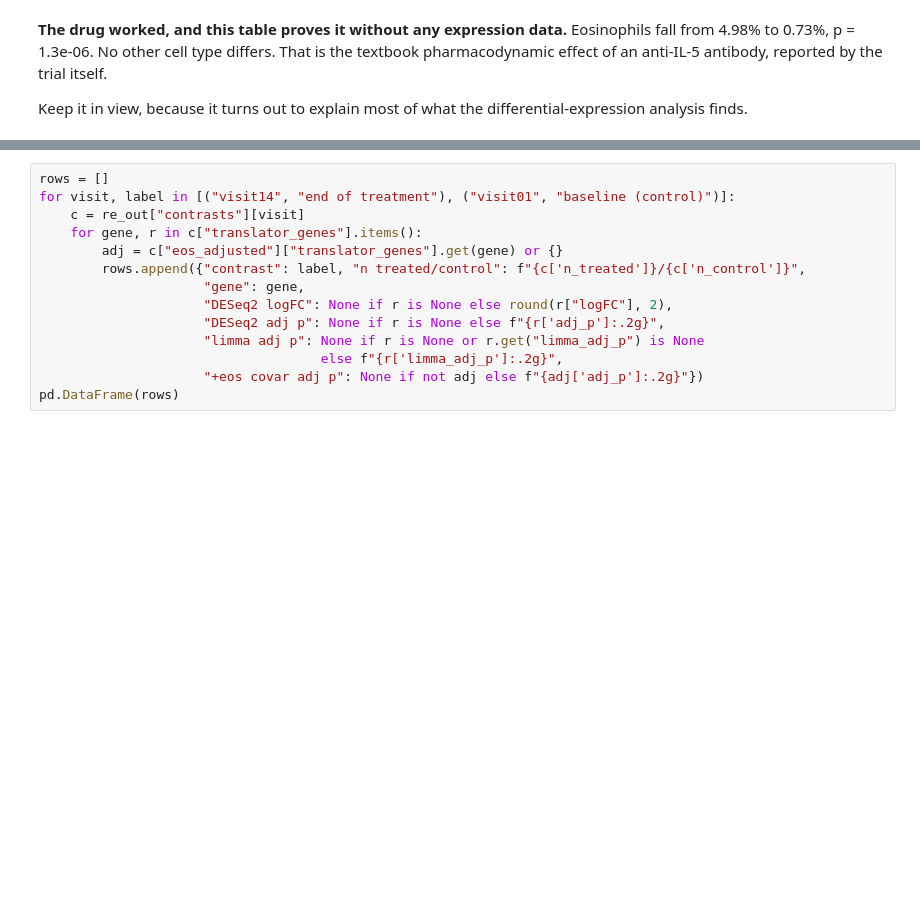
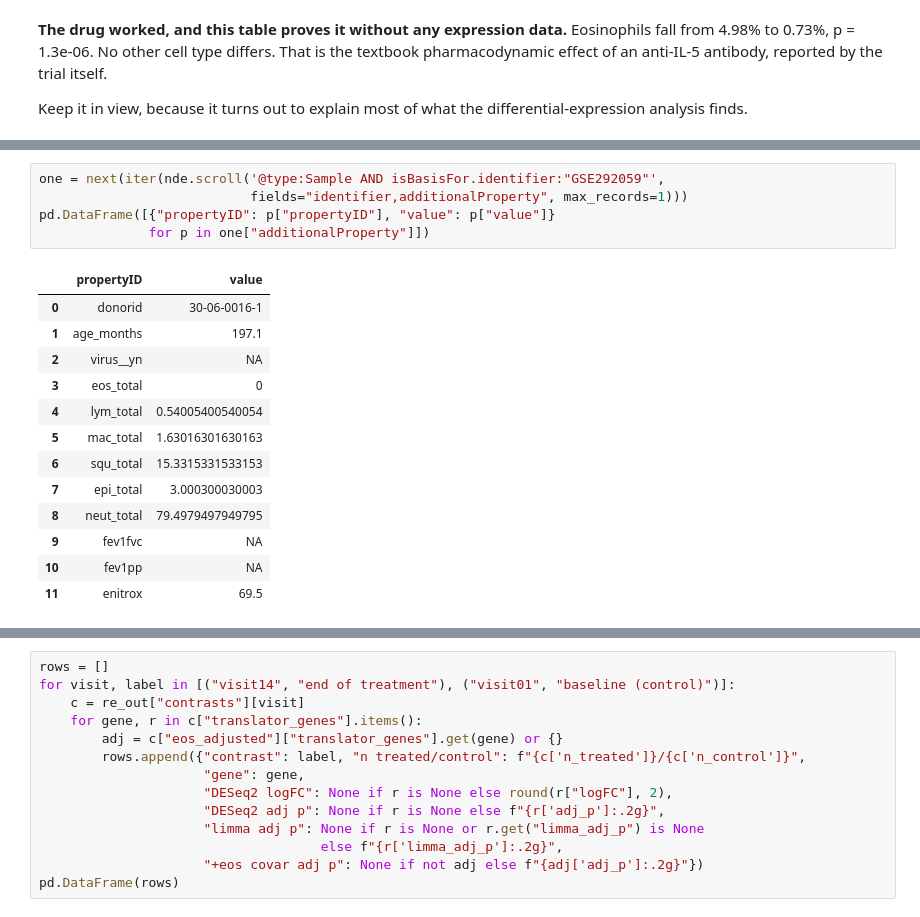
Before and after one commit to andrewsu/translator-nde, a Jupyter notebook: notebooks/asthma_translator_nde.ipynb, the cells around one changed output, grey strips where cells are left out. Drawn from its saved outputs; the diff is of its cells as text; blank space fills up the shorter version.

```diff
--- a/notebooks/asthma_translator_nde.ipynb
+++ b/notebooks/asthma_translator_nde.ipynb
@@ -604,0 +623,19 @@ finds.
+# %%
+one = next(iter(nde.scroll('@type:Sample AND isBasisFor.identifier:"GSE292059"',
+                           fields="identifier,additionalProperty", max_records=1)))
+pd.DataFrame([{"propertyID": p["propertyID"], "value": p["value"]}
+              for p in one["additionalProperty"]])
+# %% [output]
+|  | propertyID | value |
+| 0 | donorid | 30-06-0016-1 |
+| 1 | age_months | 197.1 |
+| 2 | virus__yn | NA |
+| 3 | eos_total | 0 |
+| 4 | lym_total | 0.54005400540054 |
+| 5 | mac_total | 1.63016301630163 |
+| 6 | squ_total | 15.3315331533153 |
+| 7 | epi_total | 3.000300030003 |
+| 8 | neut_total | 79.4979497949795 |
+| 9 | fev1fvc | NA |
+| 10 | fev1pp | NA |
+| 11 | enitrox | 69.5 |
```
Also changed, not shown: parts of 3 cells of this notebook.
